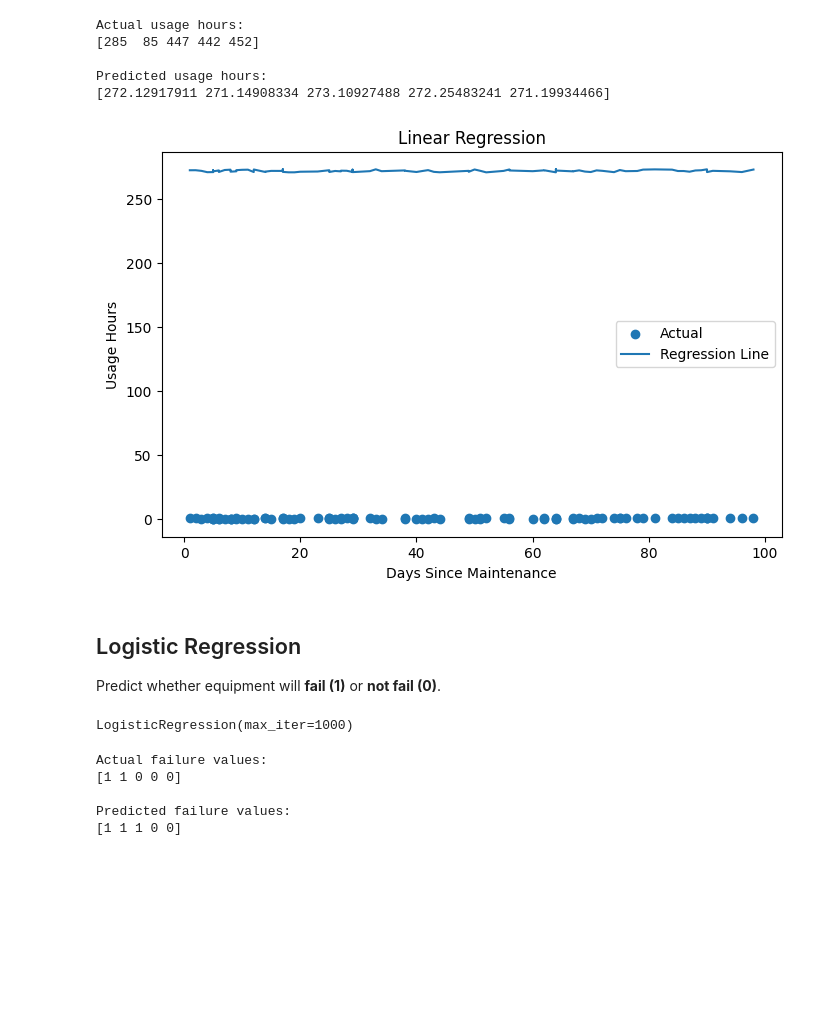
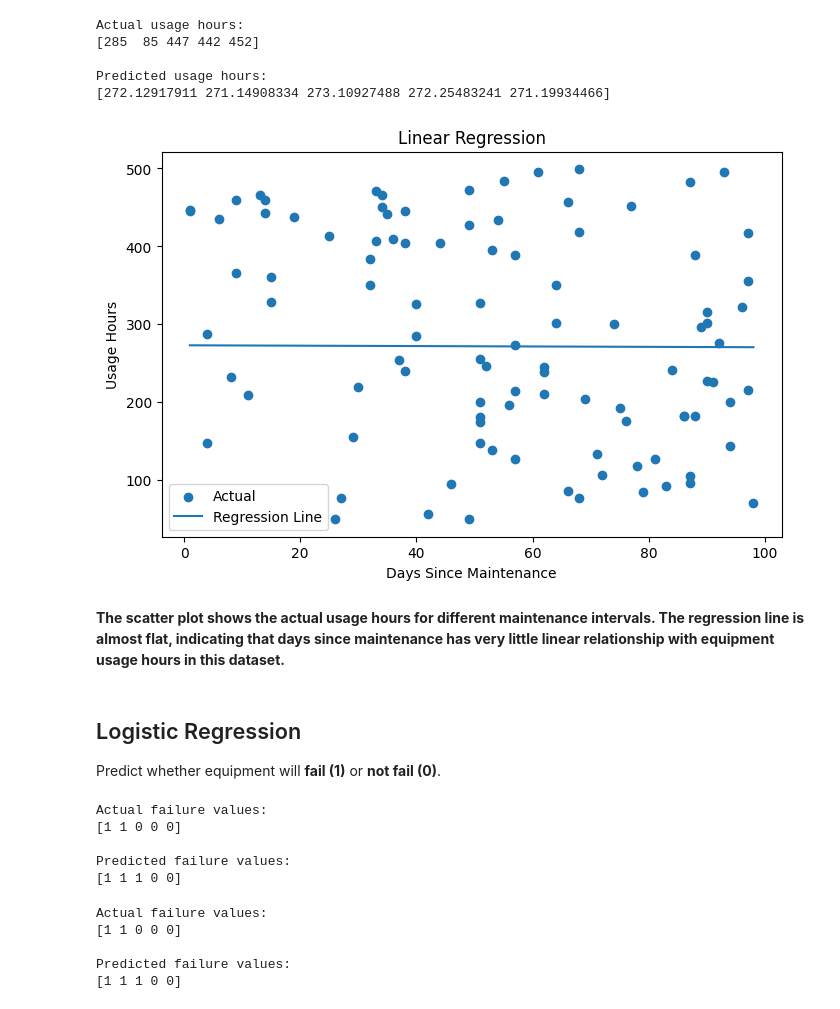
Before and after one commit to Angelinamoses/ML_exam, a Jupyter notebook: ML_exam.ipynb, the cells around one changed output. Cells and saved outputs as stored; diff of their text form; code cells hidden in the pictures; blank space fills up the shorter version.

```diff
--- a/ML_exam.ipynb
+++ b/ML_exam.ipynb
@@ -193,50 +228,77 @@ Actual usage hours:
 Predicted usage hours:
 [272.12917911 271.14908334 273.10927488 272.25483241 271.19934466]
 # %%
+import matplotlib.pyplot as plt
+
 plt.figure(figsize=(8, 5))
 
-plt.scatter(X_test['days_since_maintenance'], y_test, label='Actual')
+plt.scatter(
+    X_test['days_since_maintenance'],
+    y_test_linear,
+    label='Actual'
+)
 
-# Sort values so the regression line appears correctly
 sorted_indices = X_test['days_since_maintenance'].argsort()
 
 plt.plot(
     X_test['days_since_maintenance'].iloc[sorted_indices],
     linear_predictions[sorted_indices],
     label='Regression Line'
 )
 
 plt.xlabel('Days Since Maintenance')
 plt.ylabel('Usage Hours')
 plt.title('Linear Regression')
 plt.legend()
 plt.show()
 # %% [output]
-[figure, old version]
+[figure, new version]
+# %% [markdown]
+**The scatter plot shows the actual usage hours for different maintenance intervals. The regression line is almost flat, indicating that days since maintenance has very little linear relationship with equipment usage hours in this dataset.**
 # %% [markdown]
 ## Logistic Regression
 
 Predict whether equipment will **fail (1)** or **not fail (0)**.
 # %%
 from sklearn.linear_model import LogisticRegression
+from sklearn.model_selection import train_test_split
 
 # Remove rows with missing temperature values
 model_df = df.dropna(subset=['temperature'])
 
-# Input and output
+# Input features
 X = model_df[['usage_hours', 'days_since_maintenance', 'temperature']]
+
+# Target
 y = model_df['failure']
 
 # Split the data
 X_train, X_test, y_train, y_test = train_test_split(
-    X, y, test_size=0.2, random_state=42
+    X,
+    y,
+    test_size=0.2,
+    random_state=42
 )
 
-# Create and train the model
+# Create and train Logistic Regression
 logistic_model = LogisticRegression(max_iter=1000)
+
 logistic_model.fit(X_train, y_train)
+
+# Predictions
+logistic_predictions = logistic_model.predict(X_test)
+
+print("Actual failure values:")
+print(y_test.head().values)
+
+print("\nPredicted failure values:")
+print(logistic_predictions[:5])
 # %% [output]
-LogisticRegression(max_iter=1000)
+Actual failure values:
+[1 1 0 0 0]
+
+Predicted failure values:
+[1 1 1 0 0]
 # %%
 # Make predictions
 logistic_predictions = logistic_model.predict(X_test)
```
Also changed, not shown: parts of 5 cells of this notebook.
